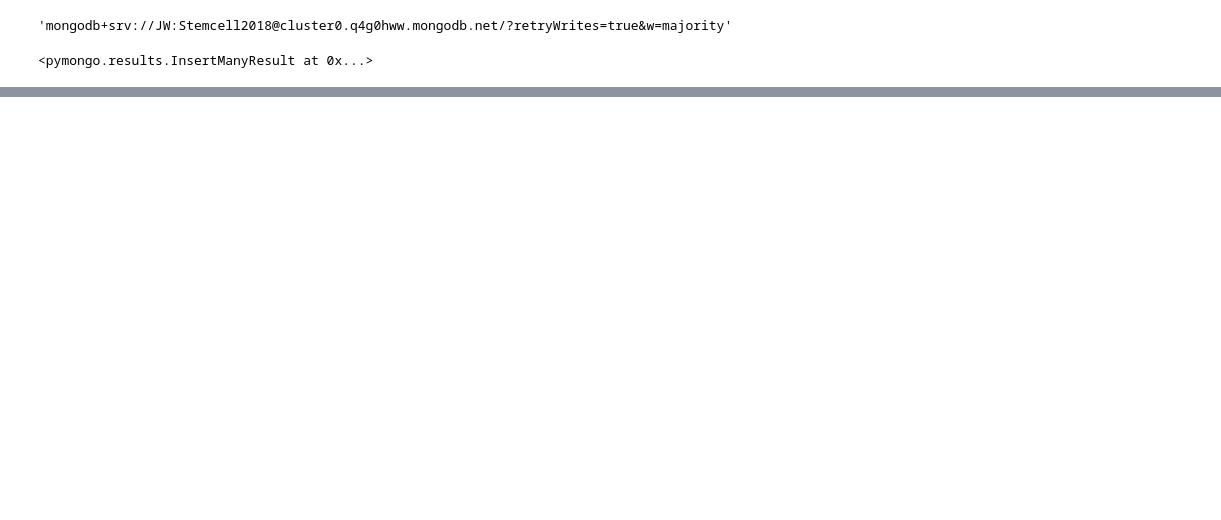
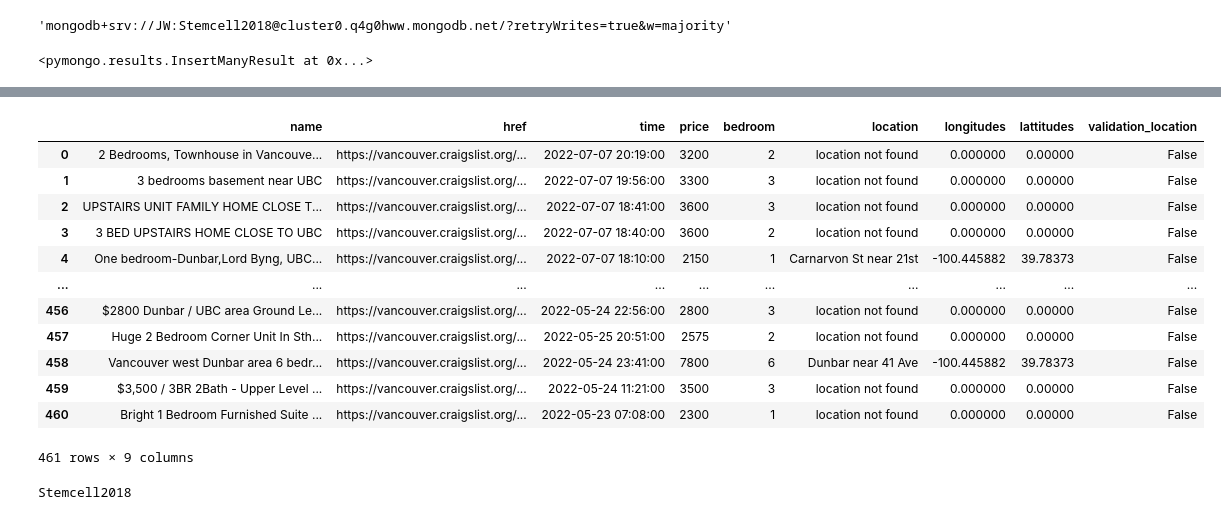
Before and after one commit to Jonas2019/Rent-Predictor, a Jupyter notebook: Data_ETL/initial_etl.ipynb, the cells around one changed output, grey strips where cells are left out. Saved outputs shown, nothing was run; the diff lists cells and outputs as text; code cells hidden in the pictures; blank space fills up the shorter version.

```diff
--- a/Data_ETL/initial_etl.ipynb
+++ b/Data_ETL/initial_etl.ipynb
@@ -242,0 +265,29 @@ Name: time, Length: 444, dtype: object
+# %%
+
+
+
+
+mongo_uri = 'mongodb+srv://JW:{}@cluster0.q4g0hww.mongodb.net/?retryWrites=true&w=majority'.format(os.getenv('MONGODB_USR_PASSWORD'))
+client = MongoClient(mongo_uri)
+collection = client.RentPredictorDatabase.RentPredictorCollection
+df = pd.DataFrame(list(collection.find({})))
+df.drop('_id',axis = 1)
+# %% [output]
+|  | name | href | time | price | bedroom | location | longitudes | lattitudes | validation_location |
+| 0 | 2 Bedrooms, Townhouse in Vancouve... | https://vancouver.craigslist.org/... | 2022-07-07 20:19:00 | 3200 | 2 | location not found | 0.000000 | 0.00000 | False |
+| 1 | 3 bedrooms basement near UBC | https://vancouver.craigslist.org/... | 2022-07-07 19:56:00 | 3300 | 3 | location not found | 0.000000 | 0.00000 | False |
+| 2 | UPSTAIRS UNIT FAMILY HOME CLOSE T... | https://vancouver.craigslist.org/... | 2022-07-07 18:41:00 | 3600 | 3 | location not found | 0.000000 | 0.00000 | False |
+| 3 | 3 BED UPSTAIRS HOME CLOSE TO UBC | https://vancouver.craigslist.org/... | 2022-07-07 18:40:00 | 3600 | 2 | location not found | 0.000000 | 0.00000 | False |
+| 4 | One bedroom-Dunbar,Lord Byng, UBC... | https://vancouver.craigslist.org/... | 2022-07-07 18:10:00 | 2150 | 1 | Carnarvon St near 21st | -100.445882 | 39.78373 | False |
+| ... | ... | ... | ... | ... | ... | ... | ... | ... | ... |
+| 456 | $2800 Dunbar / UBC area Ground Le... | https://vancouver.craigslist.org/... | 2022-05-24 22:56:00 | 2800 | 3 | location not found | 0.000000 | 0.00000 | False |
+| 457 | Huge 2 Bedroom Corner Unit In Sth... | https://vancouver.craigslist.org/... | 2022-05-25 20:51:00 | 2575 | 2 | location not found | 0.000000 | 0.00000 | False |
+| 458 | Vancouver west Dunbar area 6 bedr... | https://vancouver.craigslist.org/... | 2022-05-24 23:41:00 | 7800 | 6 | Dunbar near 41 Ave | -100.445882 | 39.78373 | False |
+| 459 | $3,500 / 3BR 2Bath - Upper Level ... | https://vancouver.craigslist.org/... | 2022-05-24 11:21:00 | 3500 | 3 | location not found | 0.000000 | 0.00000 | False |
+| 460 | Bright 1 Bedroom Furnished Suite ... | https://vancouver.craigslist.org/... | 2022-05-23 07:08:00 | 2300 | 1 | location not found | 0.000000 | 0.00000 | False |
+461 rows × 9 columns
+# %%
+load_dotenv('.env')
+print(os.getenv('MONGODB_USR_PASSWORD'))
+# %% [output]
+Stemcell2018
```
Also changed, not shown: parts of 7 cells of this notebook, 6 other files.
